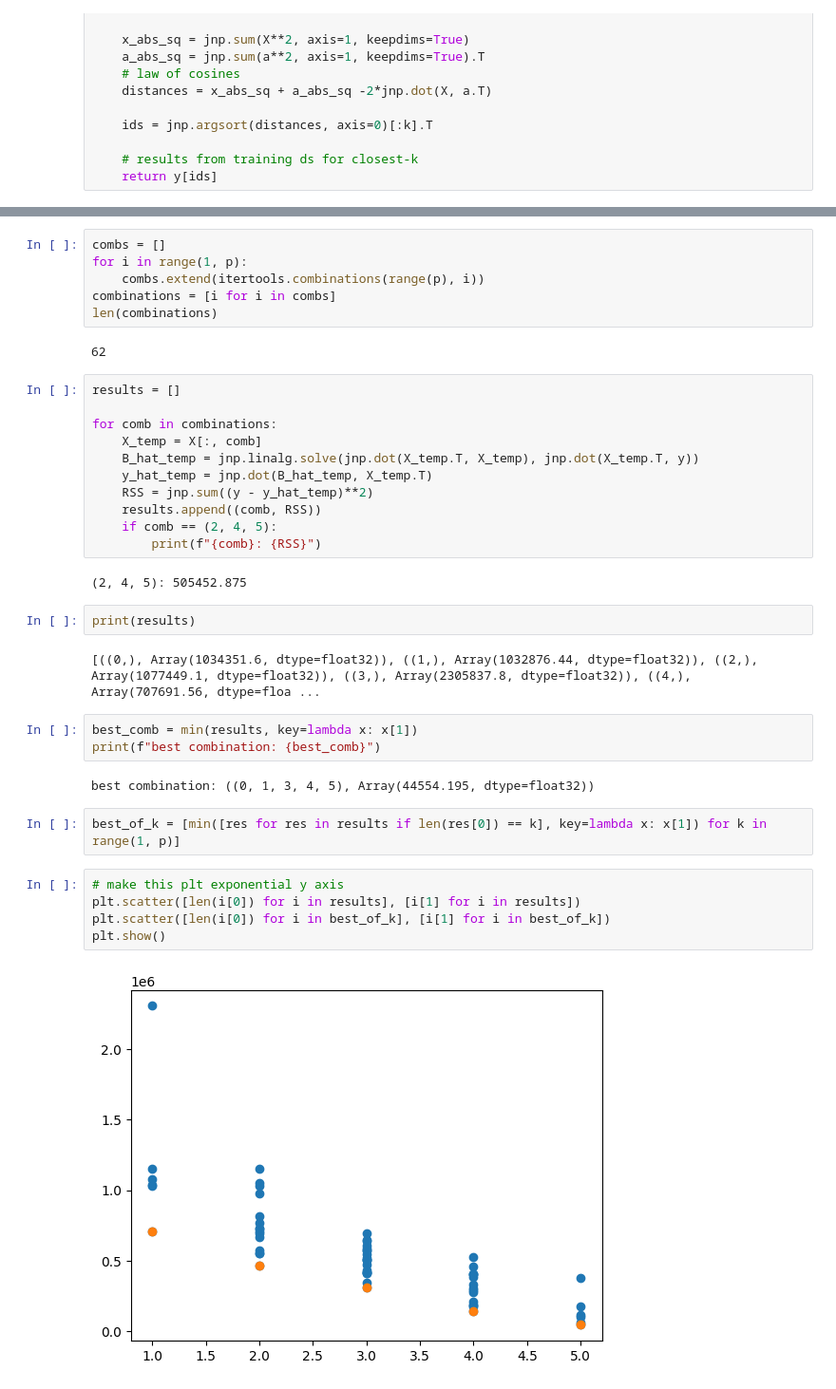
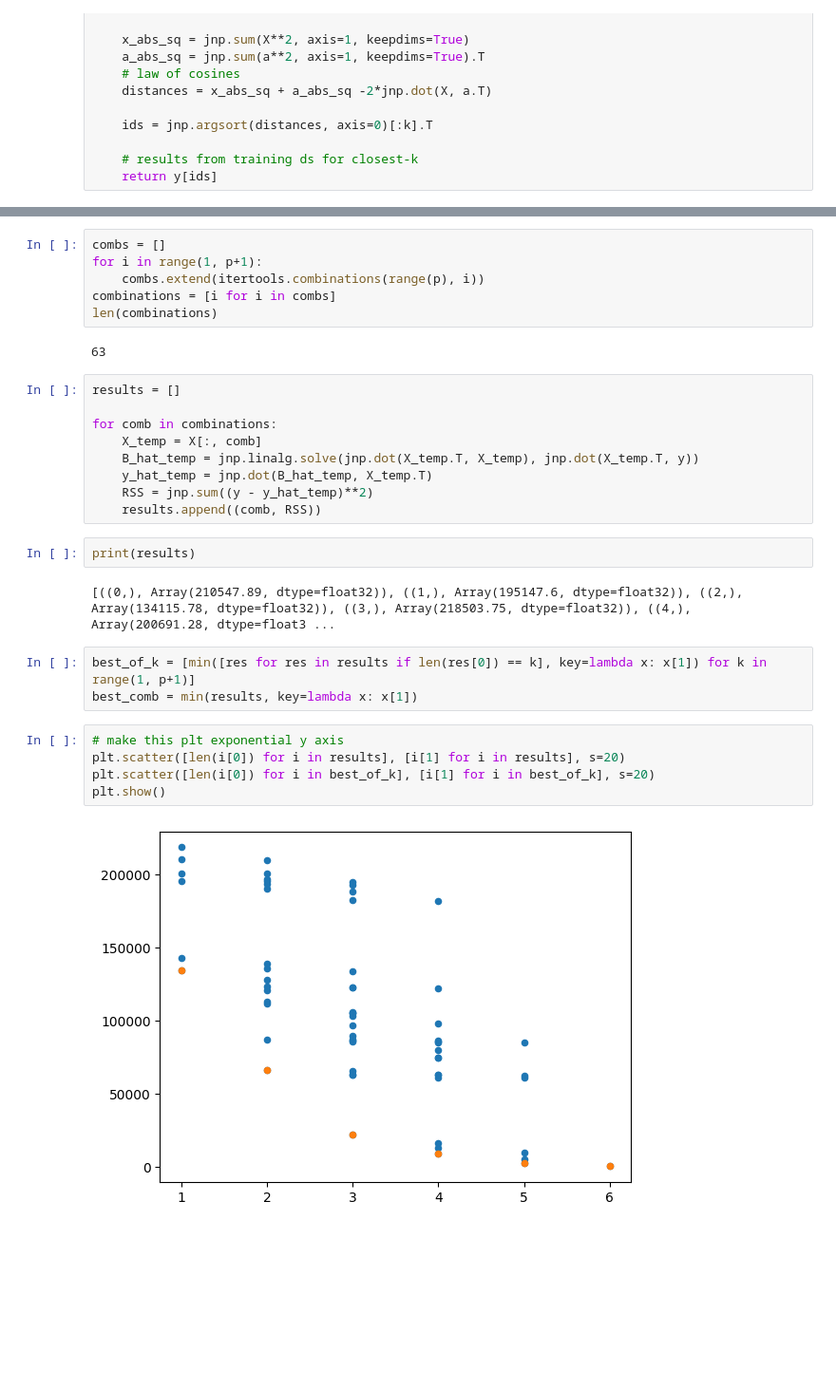
Before and after one commit to zostaw/learning-simple-regression, a Jupyter notebook: simple_regression.ipynb, the cells around one changed output, grey strips where cells are left out. Shown: that part at 95% size. Drawn from its saved outputs; the diff is of its cells as text; blank space fills up the shorter version.

```diff
--- a/simple_regression.ipynb
+++ b/simple_regression.ipynb
@@ -246,11 +254,11 @@ import itertools
 # %%
 combs = []
-for i in range(1, p):
+for i in range(1, p+1):
     combs.extend(itertools.combinations(range(p), i))
 combinations = [i for i in combs]
 len(combinations)
 # %% [output]
-62
+63
 # %%
 results = []
 
@@ -260,25 +268,17 @@ for comb in combinations:
     y_hat_temp = jnp.dot(B_hat_temp, X_temp.T)
     RSS = jnp.sum((y - y_hat_temp)**2)
     results.append((comb, RSS))
-    if comb == (2, 4, 5):
-        print(f"{comb}: {RSS}")
-# %% [output]
-(2, 4, 5): 505452.875
 # %%
 print(results)
 # %% [output]
-[((0,), Array(1034351.6, dtype=float32)), ((1,), Array(1032876.44, dtype=float32)), ((2,), Array(1077449.1, dtype=float32)), ((3,), Array(2305837.8, dtype=float32)), ((4,), Array(707691.56, dtype=floa ...
+[((0,), Array(210547.89, dtype=float32)), ((1,), Array(195147.6, dtype=float32)), ((2,), Array(134115.78, dtype=float32)), ((3,), Array(218503.75, dtype=float32)), ((4,), Array(200691.28, dtype=float3 ...
-# %%
-best_comb = min(results, key=lambda x: x[1])
-print(f"best combination: {best_comb}")
-# %% [output]
-best combination: ((0, 1, 3, 4, 5), Array(44554.195, dtype=float32))
 # %%
-best_of_k = [min([res for res in results if len(res[0]) == k], key=lambda x: x[1]) for k in range(1, p)]
+best_of_k = [min([res for res in results if len(res[0]) == k], key=lambda x: x[1]) for k in range(1, p+1)]
+best_comb = min(results, key=lambda x: x[1])
 # %%
 # make this plt exponential y axis
-plt.scatter([len(i[0]) for i in results], [i[1] for i in results])
-plt.scatter([len(i[0]) for i in best_of_k], [i[1] for i in best_of_k])
+plt.scatter([len(i[0]) for i in results], [i[1] for i in results], s=20)
+plt.scatter([len(i[0]) for i in best_of_k], [i[1] for i in best_of_k], s=20)
 plt.show()
 # %% [output]
-[figure, old version]
+[figure, new version]
```
Also changed, not shown: parts of 24 cells of this notebook.
